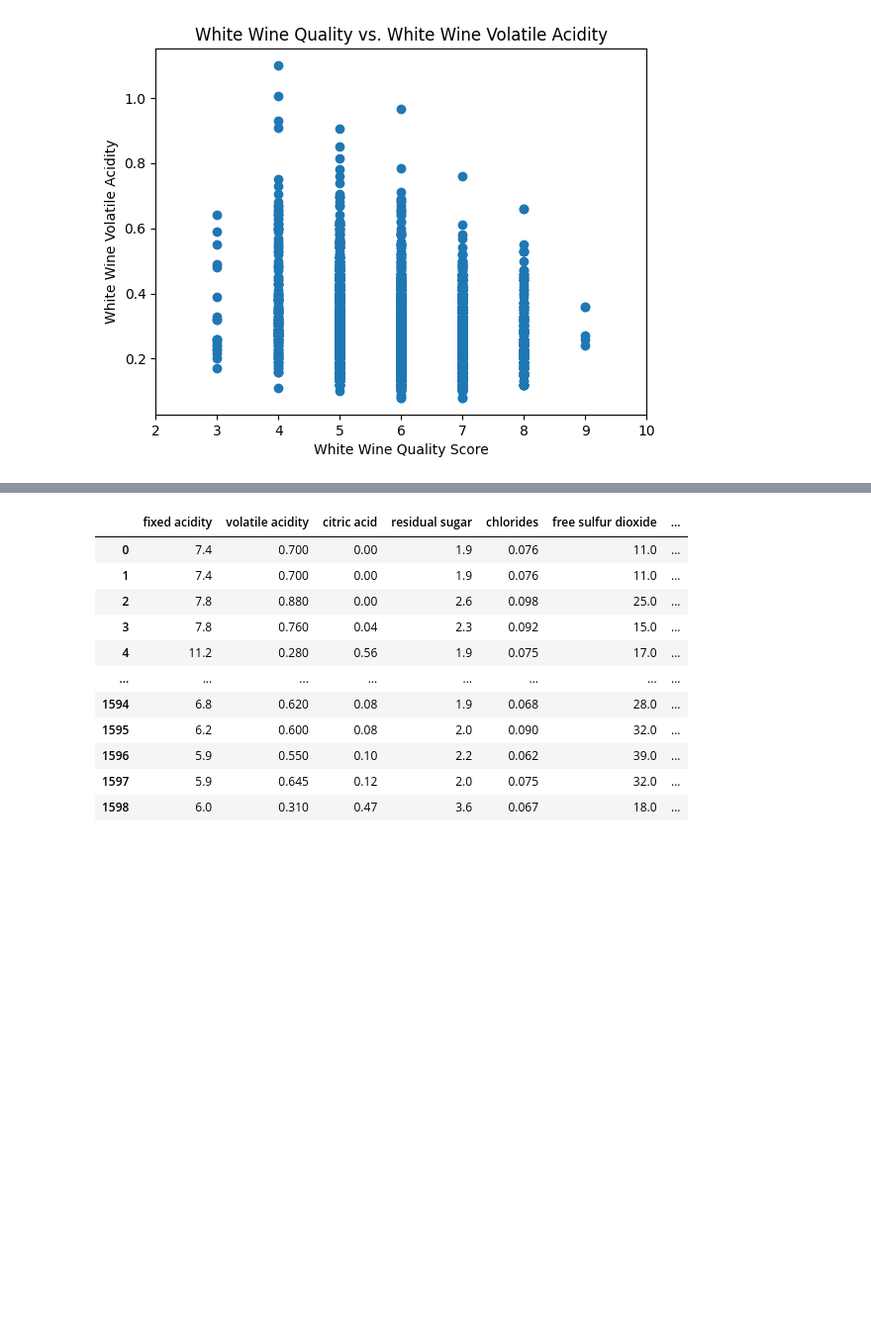
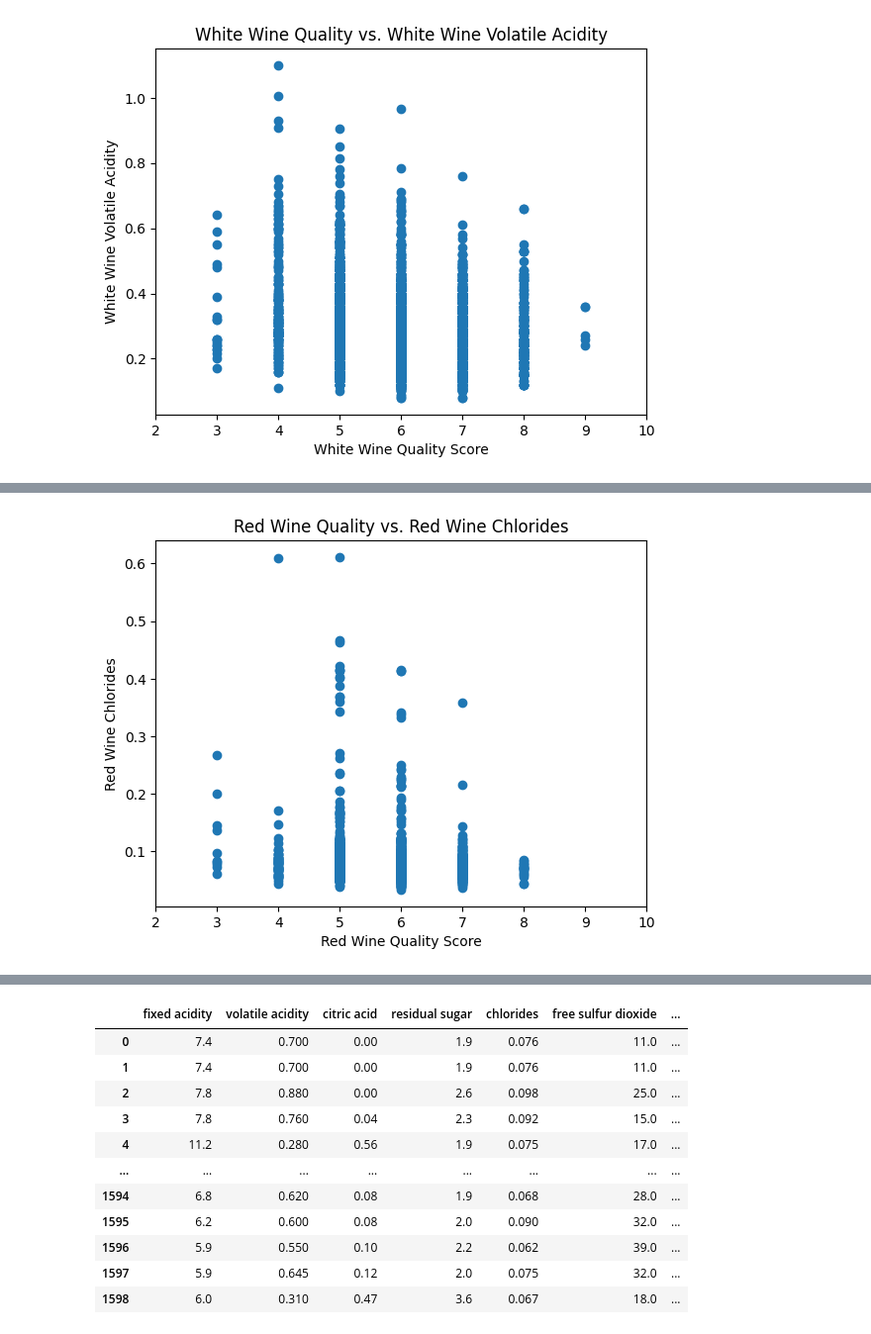
Before and after one commit to greg-labavitch/DA-Homework-1, a Jupyter notebook: wineanalysis.ipynb, the cells around one changed output, grey strips where cells are left out. Shown at 99% size. Drawn from its saved outputs; the diff is of its cells as text; code cells hidden in the pictures; blank space fills up the shorter version.

```diff
--- a/wineanalysis.ipynb
+++ b/wineanalysis.ipynb
@@ -316,0 +332,8 @@ plt.xlim(2,10)
+# %%
+plt.scatter(quality_red, x_chloride_red)
+plt.title("Red Wine Quality vs. Red Wine Chlorides")
+plt.xlabel("Red Wine Quality Score")
+plt.ylabel("Red Wine Chlorides")
+plt.xlim(2,10);
+# %% [output]
+[figure, added]
```
Also changed, not shown: parts of 8 cells of this notebook.
